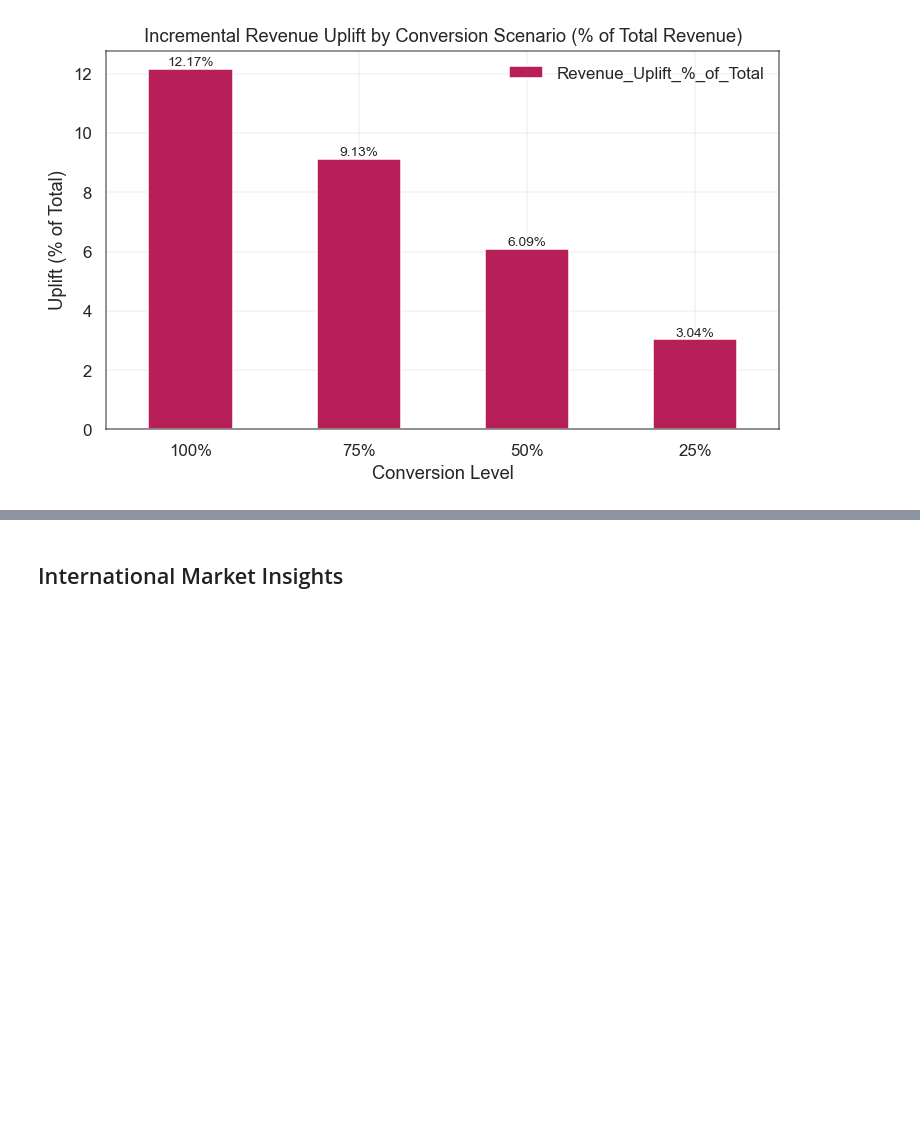
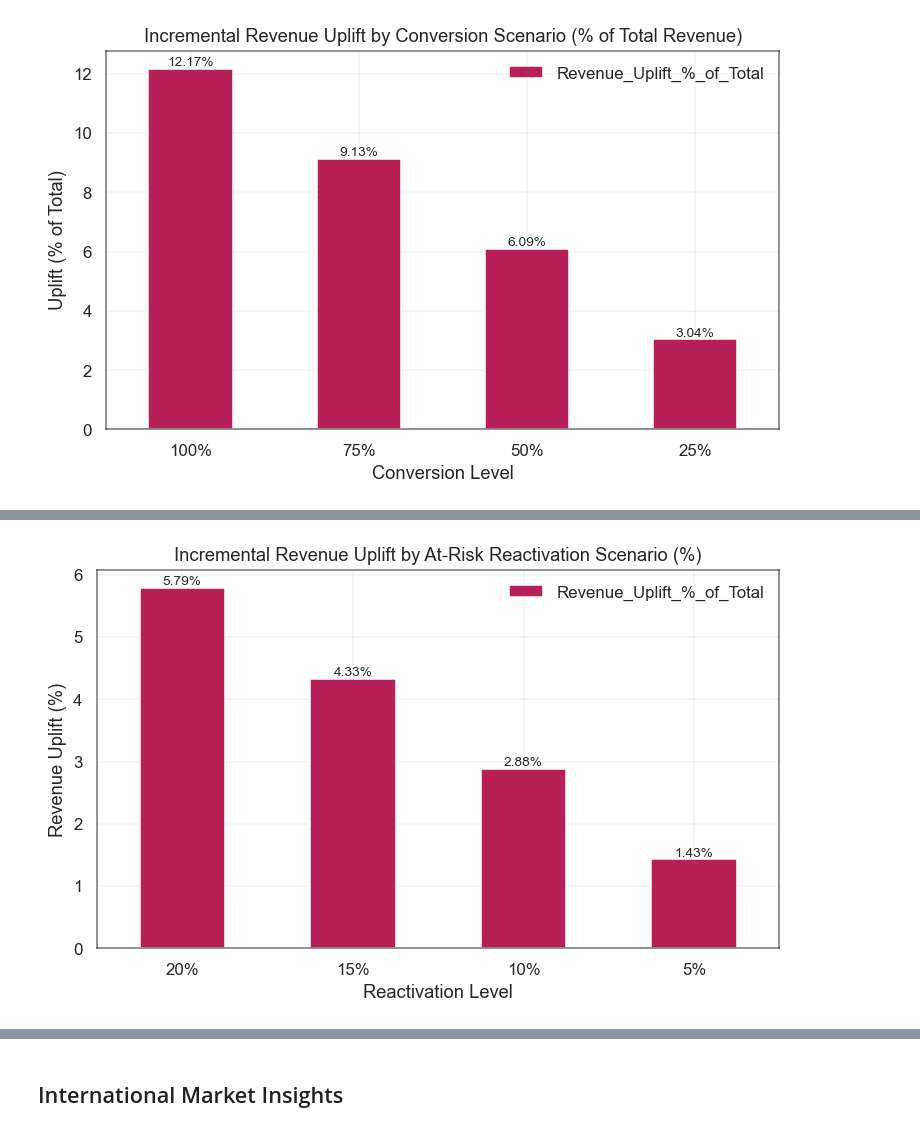
Before and after one commit to bisharatm/ds08_online-retail, a Jupyter notebook: notebooks/04_insights_and_recommendation.ipynb, the cells around one changed output, grey strips where cells are left out. Saved outputs shown, nothing was run; the diff lists cells and outputs as text; code cells hidden in the pictures; blank space fills up the shorter version.

```diff
--- a/notebooks/04_insights_and_recommendation.ipynb
+++ b/notebooks/04_insights_and_recommendation.ipynb
@@ -266 +305,27 @@ plt.show()
+# %%
+# visualization of At-Risk Reactivation
+# for visualization call the setup function
+setup()
+
+#Set Colors - use fallback if COLORS not available
+try:
+    color01 = COLORS["uk"]
+except NameError:
+    color01 = "#1f77b4"  # fallback blue color
+
+# --- Chart 1: % uplift in GBP ---
+fig3, ax = plt.subplots(figsize=(7,4.5))
+at_risk_reactivation_df["Revenue_Uplift_%_of_Total"].plot(kind="bar", ax=ax, color = color01)
+ax.set_title("Incremental Revenue Uplift by At-Risk Reactivation Scenario (%)")
+ax.set_xlabel("Reactivation Level")
+ax.set_ylabel("Revenue Uplift (%)")
+plt.xticks(rotation=0)
+# Add value labels on bars
+for i, v in enumerate(at_risk_reactivation_df["Revenue_Uplift_%_of_Total"].values):
+    ax.text(i, v, f"{v:.2f}%", ha='center', va='bottom', fontsize=9, rotation=0)
+style_ax(ax)
+plt.tight_layout()
+fig3.savefig("../reports/figures/at_risk_revenue_uplift_percent.png")
+# %% [output]
+[figure, added]
 # %% [markdown]
```
Also changed, not shown: parts of 3 cells of this notebook.
